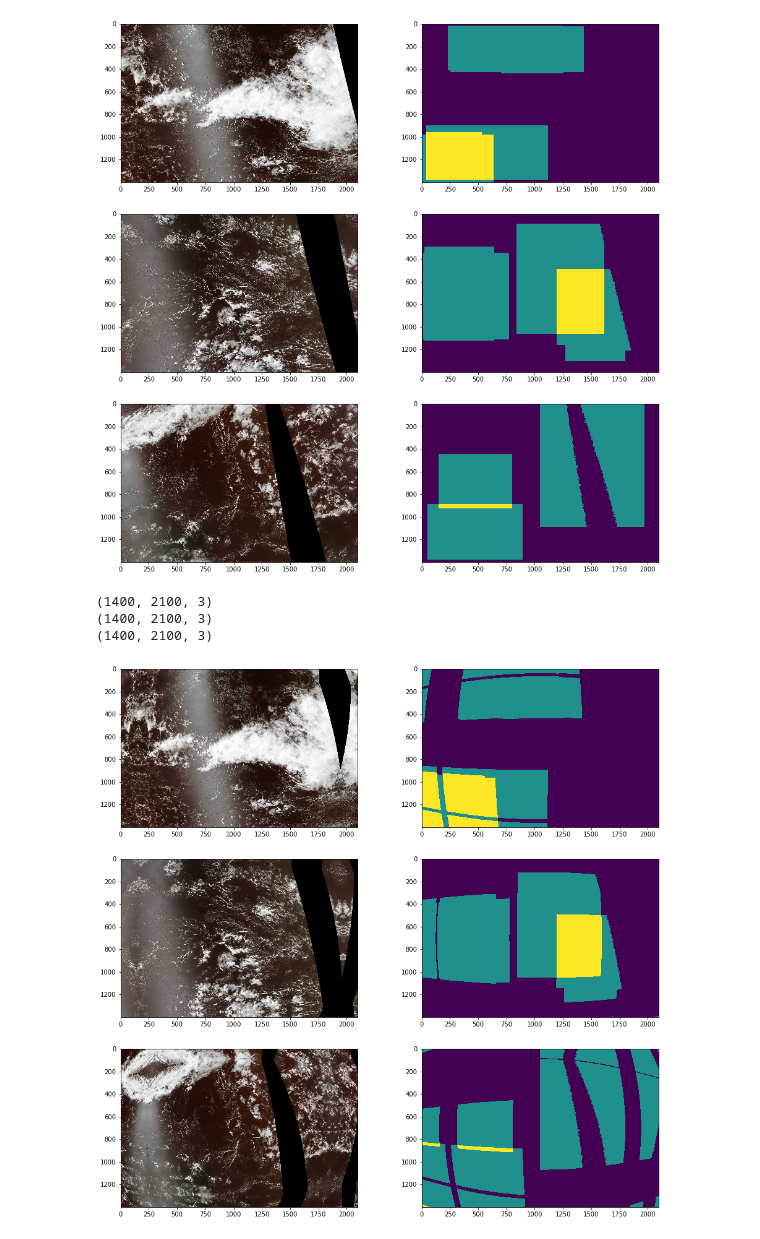
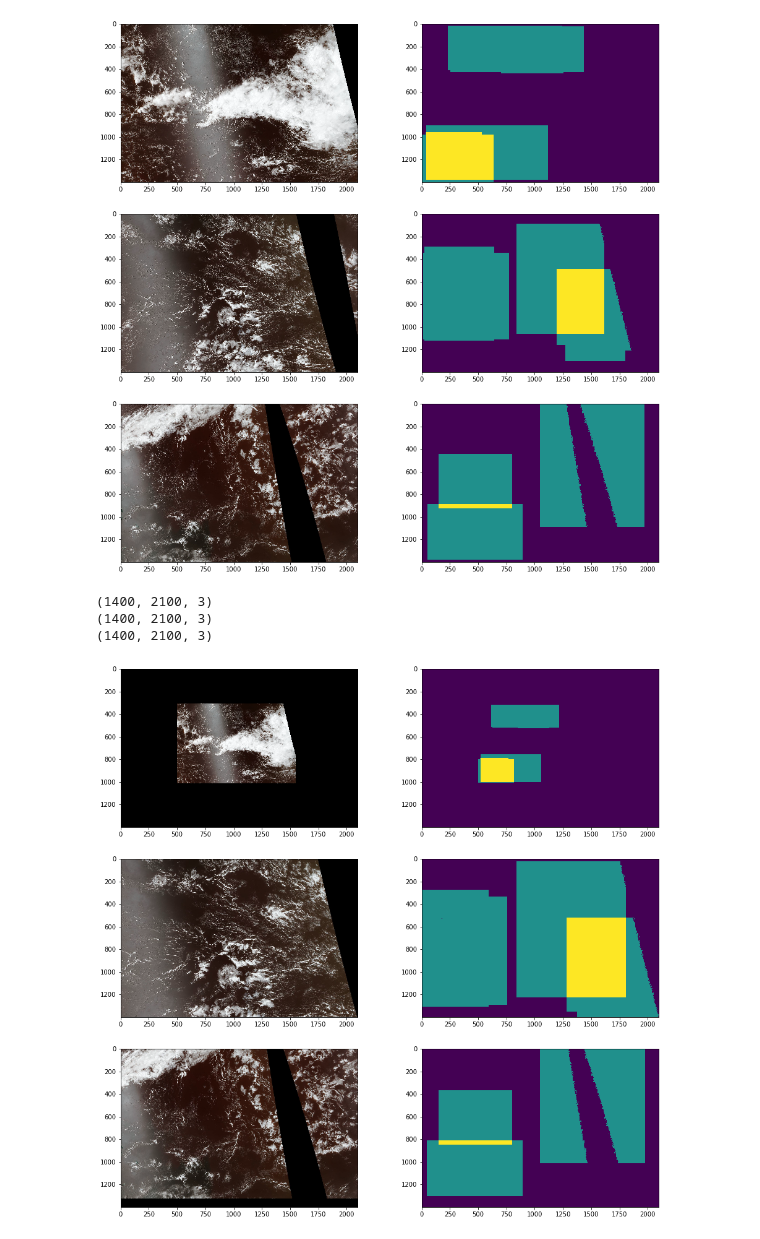
Before and after one commit to khornlund/understanding-cloud-organization, a Jupyter notebook: notebook/test-augs.ipynb, the cells around one changed output. Saved outputs shown, nothing was run; the diff lists cells and outputs as text; code cells hidden in the pictures.

```diff
--- a/notebook/test-augs.ipynb
+++ b/notebook/test-augs.ipynb
@@ -40,16 +47,16 @@ plot_imgs(imgs, masks)
 # %% [output]
 [figure]
 # %%
-tsfm = A.OpticalDistortion(distort_limit=2, shift_limit=0.5, p=1)
+tsfm = A.ShiftScaleRotate(scale_limit=0.5, rotate_limit=0, border_mode=0)
 
 tsfm_out = [tsfm(image=imgs[i], mask=masks[i]) for i in range(3)]
 tsfm_imgs = [tsfm['image'] for tsfm in tsfm_out]
 tsfm_mask = [tsfm['mask'] for tsfm in tsfm_out]
 for img in tsfm_imgs:
     print(img.shape)
 plot_imgs(tsfm_imgs, tsfm_mask)
 # %% [output]
 (1400, 2100, 3)
 (1400, 2100, 3)
 (1400, 2100, 3)
-[figure, old version]
+[figure, new version]
```
Also changed, not shown: parts of 4 cells of this notebook, 16 other files.
